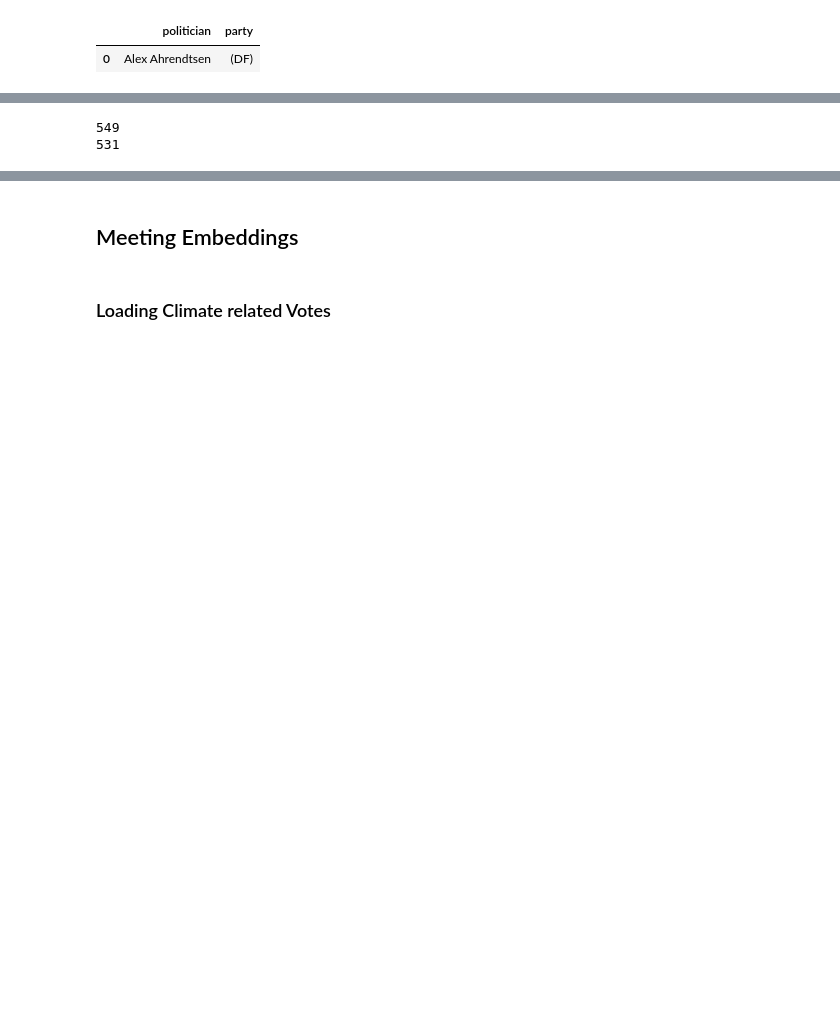
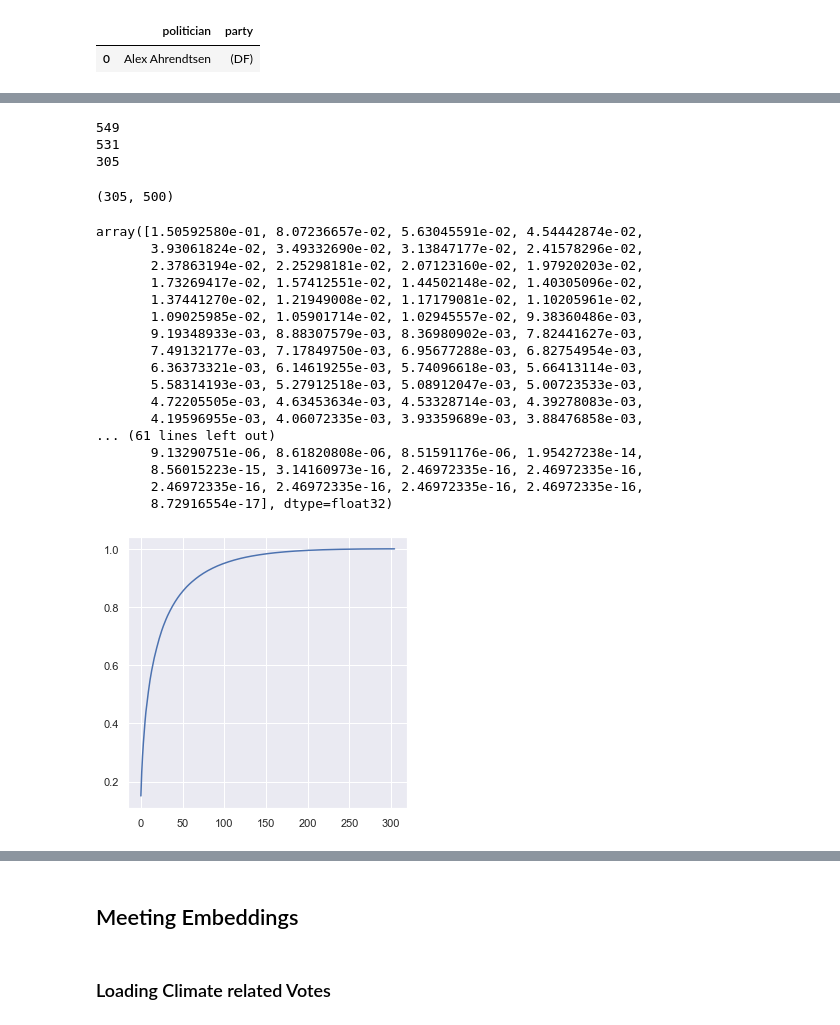
Before and after one commit to jonahank/Vote-Prediction-Model, a Jupyter notebook: data_analysis/embeddings/embedding_cluster.ipynb, the cells around one changed output, grey strips where cells are left out. Saved outputs shown, nothing was run; the diff lists cells and outputs as text; code cells hidden in the pictures; blank space fills up the shorter version.

```diff
--- a/data_analysis/embeddings/embedding_cluster.ipynb
+++ b/data_analysis/embeddings/embedding_cluster.ipynb
@@ -148,11 +163,45 @@ X.head(1)
 # %%
-X = X.merge(df_grouped[["politician", "party"]], how="left", on="politician")
+X = X.merge(df_grouped[["politician", "party"]], how="left", on=["politician"])
 print(len(X))
 X = X.dropna()
 print(len(X))
+X = X.drop_duplicates()
+print(len(X))
 # %% [output]
 549
 531
+305
+# %%
+from sklearn.decomposition import PCA ## Show variance of PCA
+from sklearn.preprocessing import MinMaxScaler
+
+scaler = MinMaxScaler()
+x = scaler.fit_transform(X.drop(columns=["politician","party"]))
+print(x.data.shape)
+
+pca_t = PCA().fit(x)
+plt.plot(np.cumsum(pca_t.explained_variance_ratio_))
+pca_t.explained_variance_ratio_
+# %% [output]
+(305, 500)
+array([1.50592580e-01, 8.07236657e-02, 5.63045591e-02, 4.54442874e-02,
+       3.93061824e-02, 3.49332690e-02, 3.13847177e-02, 2.41578296e-02,
+       2.37863194e-02, 2.25298181e-02, 2.07123160e-02, 1.97920203e-02,
+       1.73269417e-02, 1.57412551e-02, 1.44502148e-02, 1.40305096e-02,
+       1.37441270e-02, 1.21949008e-02, 1.17179081e-02, 1.10205961e-02,
+       1.09025985e-02, 1.05901714e-02, 1.02945557e-02, 9.38360486e-03,
+       9.19348933e-03, 8.88307579e-03, 8.36980902e-03, 7.82441627e-03,
+       7.49132177e-03, 7.17849750e-03, 6.95677288e-03, 6.82754954e-03,
+       6.36373321e-03, 6.14619255e-03, 5.74096618e-03, 5.66413114e-03,
+       5.58314193e-03, 5.27912518e-03, 5.08912047e-03, 5.00723533e-03,
+       4.72205505e-03, 4.63453634e-03, 4.53328714e-03, 4.39278083e-03,
+       4.19596955e-03, 4.06072335e-03, 3.93359689e-03, 3.88476858e-03,
+... (61 lines left out)
+       9.13290751e-06, 8.61820808e-06, 8.51591176e-06, 1.95427238e-14,
+       8.56015223e-15, 3.14160973e-16, 2.46972335e-16, 2.46972335e-16,
+       2.46972335e-16, 2.46972335e-16, 2.46972335e-16, 2.46972335e-16,
+       8.72916554e-17], dtype=float32)
+[figure, added]
 # %%
 
 ## PCA mood to comparison
```
Also changed, not shown: parts of 9 cells of this notebook.
